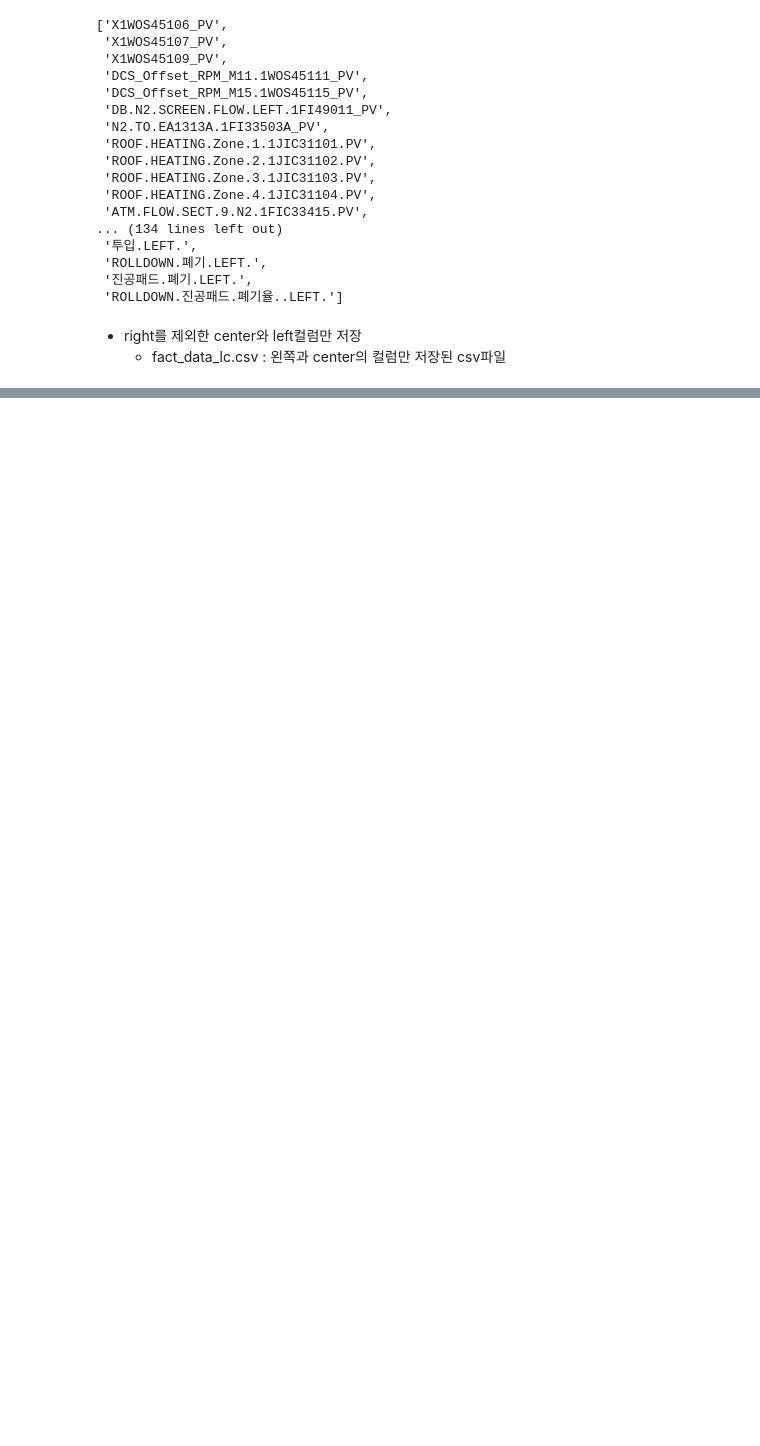
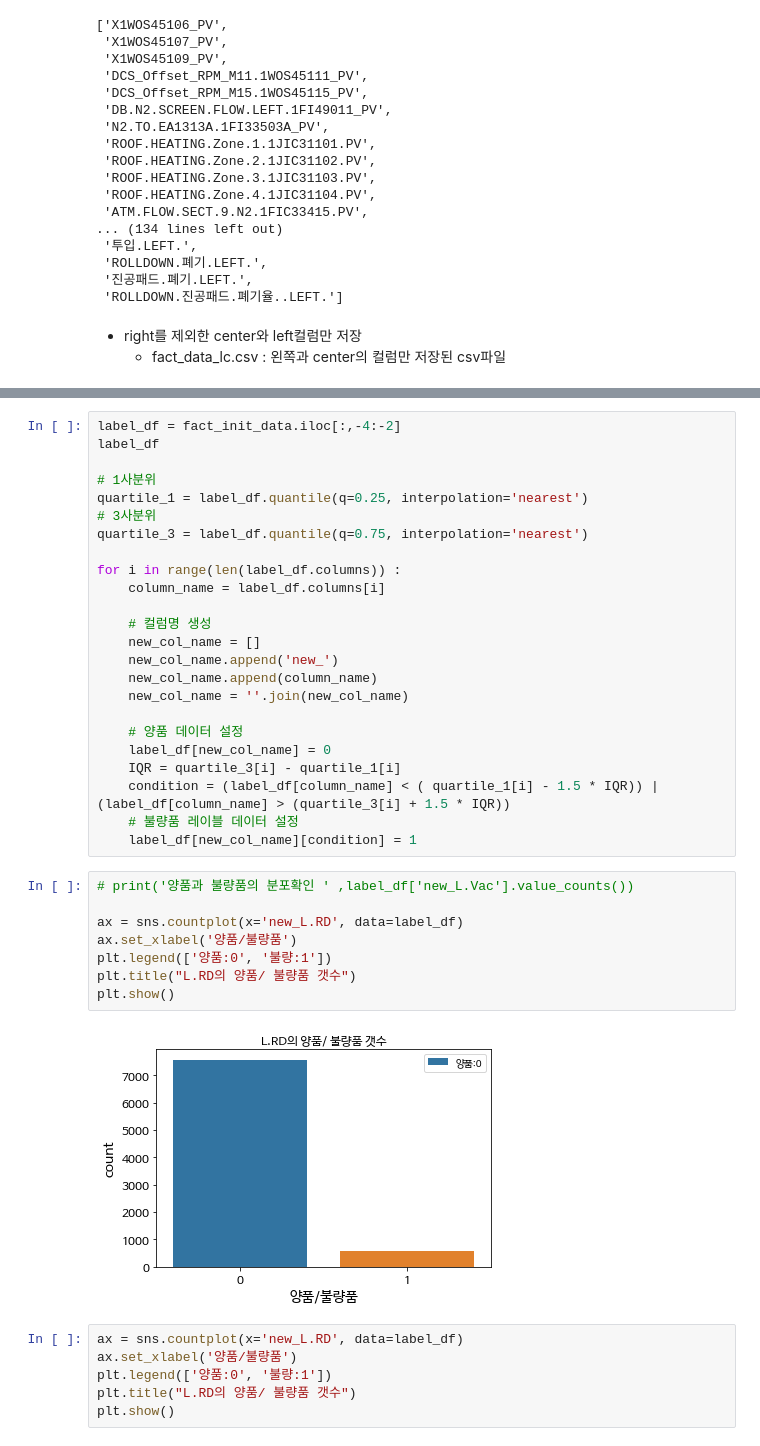
Before and after one commit to 2SEHI/DisplaySensor-Anomaly-Analysis, a Jupyter notebook: 3_Display_Sensor_Anomaly_Analysis.ipynb, the cells around one changed output, grey strips where cells are left out. Saved outputs shown, nothing was run; the diff lists cells and outputs as text; blank space fills up the shorter version.

```diff
--- a/3_Display_Sensor_Anomaly_Analysis.ipynb
+++ b/3_Display_Sensor_Anomaly_Analysis.ipynb
@@ -109,0 +203,40 @@ sns.heatmap(corr, cmap='Blues')
+# %%
+label_df = fact_init_data.iloc[:,-4:-2]
+label_df
+
+# 1사분위
+quartile_1 = label_df.quantile(q=0.25, interpolation='nearest')
+# 3사분위
+quartile_3 = label_df.quantile(q=0.75, interpolation='nearest')
+
+for i in range(len(label_df.columns)) :
+    column_name = label_df.columns[i]
+
+    # 컬럼명 생성
+    new_col_name = []
+    new_col_name.append('new_')
+    new_col_name.append(column_name)
+    new_col_name = ''.join(new_col_name)
+
+    # 양품 데이터 설정
+    label_df[new_col_name] = 0
+    IQR = quartile_3[i] - quartile_1[i]
+    condition = (label_df[column_name] < ( quartile_1[i] - 1.5 * IQR)) | (label_df[column_name] > (quartile_3[i] + 1.5 * IQR))
+    # 불량품 레이블 데이터 설정
+    label_df[new_col_name][condition] = 1
+# %%
+# print('양품과 불량품의 분포확인 ' ,label_df['new_L.Vac'].value_counts())
+
+ax = sns.countplot(x='new_L.RD', data=label_df)
+ax.set_xlabel('양품/불량품')
+plt.legend(['양품:0', '불량:1'])
+plt.title("L.RD의 양품/ 불량품 갯수")
+plt.show()
+# %% [output]
+[figure, added]
+# %%
+ax = sns.countplot(x='new_L.RD', data=label_df)
+ax.set_xlabel('양품/불량품')
+plt.legend(['양품:0', '불량:1'])
+plt.title("L.RD의 양품/ 불량품 갯수")
+plt.show()
```
Also changed, not shown: parts of 38 cells of this notebook.
